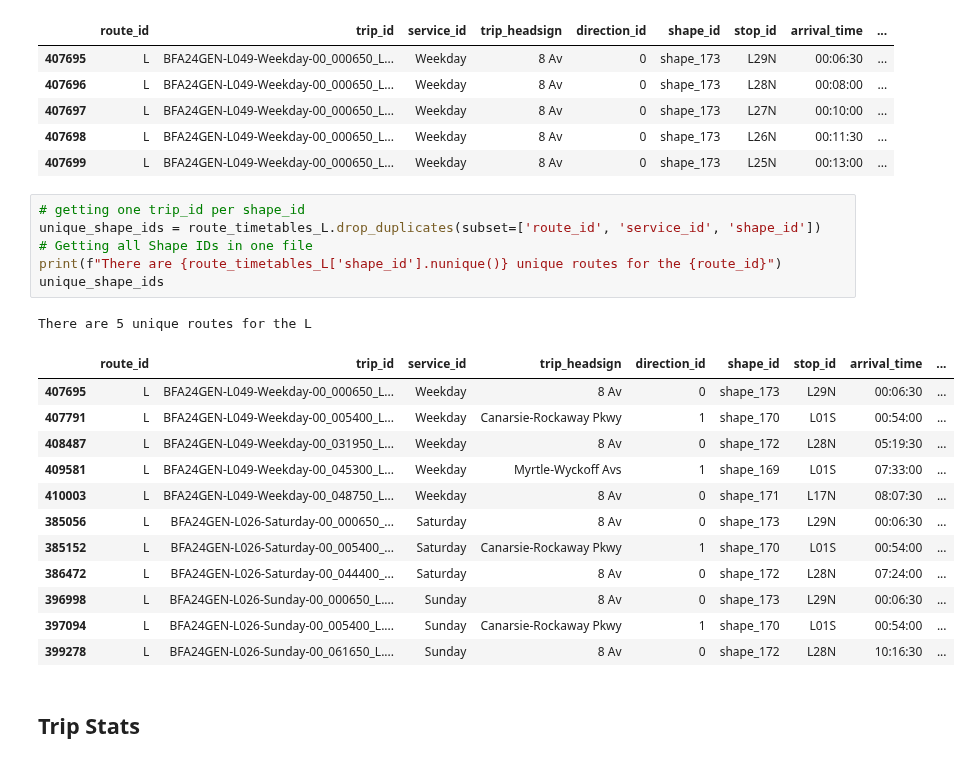
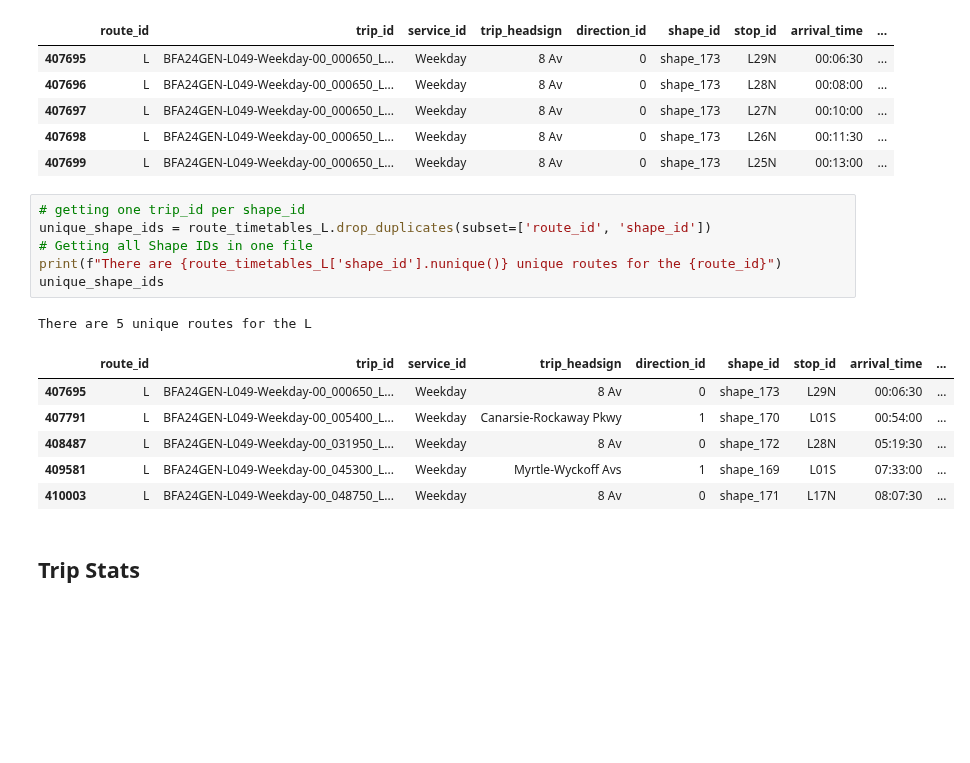
Before and after one commit to gregfeliu/NYC-Subway-Frequencies, a Jupyter notebook: Notebooks/3.Miscellaneous_Analysis.ipynb, the cells around one changed output. Drawn from its saved outputs; the diff is of its cells as text; blank space fills up the shorter version.

```diff
--- a/Notebooks/3.Miscellaneous_Analysis.ipynb
+++ b/Notebooks/3.Miscellaneous_Analysis.ipynb
@@ -146,24 +160,18 @@ route_timetables_L.head()
 | 407699 | L | BFA24GEN-L049-Weekday-00_000650_L... | Weekday | 8 Av | 0 | shape_173 | L25N | 00:13:00 | ... |
 # %%
 # getting one trip_id per shape_id
-unique_shape_ids = route_timetables_L.drop_duplicates(subset=['route_id', 'service_id', 'shape_id'])
+unique_shape_ids = route_timetables_L.drop_duplicates(subset=['route_id', 'shape_id'])
 # Getting all Shape IDs in one file
 print(f"There are {route_timetables_L['shape_id'].nunique()} unique routes for the {route_id}")
 unique_shape_ids
 # %% [output]
 There are 5 unique routes for the L
 |  | route_id | trip_id | service_id | trip_headsign | direction_id | shape_id | stop_id | arrival_time | ... |
 | 407695 | L | BFA24GEN-L049-Weekday-00_000650_L... | Weekday | 8 Av | 0 | shape_173 | L29N | 00:06:30 | ... |
 | 407791 | L | BFA24GEN-L049-Weekday-00_005400_L... | Weekday | Canarsie-Rockaway Pkwy | 1 | shape_170 | L01S | 00:54:00 | ... |
 | 408487 | L | BFA24GEN-L049-Weekday-00_031950_L... | Weekday | 8 Av | 0 | shape_172 | L28N | 05:19:30 | ... |
 | 409581 | L | BFA24GEN-L049-Weekday-00_045300_L... | Weekday | Myrtle-Wyckoff Avs | 1 | shape_169 | L01S | 07:33:00 | ... |
 | 410003 | L | BFA24GEN-L049-Weekday-00_048750_L... | Weekday | 8 Av | 0 | shape_171 | L17N | 08:07:30 | ... |
-| 385056 | L | BFA24GEN-L026-Saturday-00_000650_... | Saturday | 8 Av | 0 | shape_173 | L29N | 00:06:30 | ... |
-| 385152 | L | BFA24GEN-L026-Saturday-00_005400_... | Saturday | Canarsie-Rockaway Pkwy | 1 | shape_170 | L01S | 00:54:00 | ... |
-| 386472 | L | BFA24GEN-L026-Saturday-00_044400_... | Saturday | 8 Av | 0 | shape_172 | L28N | 07:24:00 | ... |
-| 396998 | L | BFA24GEN-L026-Sunday-00_000650_L.... | Sunday | 8 Av | 0 | shape_173 | L29N | 00:06:30 | ... |
-| 397094 | L | BFA24GEN-L026-Sunday-00_005400_L.... | Sunday | Canarsie-Rockaway Pkwy | 1 | shape_170 | L01S | 00:54:00 | ... |
-| 399278 | L | BFA24GEN-L026-Sunday-00_061650_L.... | Sunday | 8 Av | 0 | shape_172 | L28N | 10:16:30 | ... |
 # %% [markdown]
 ## Trip Stats
 # %%
```
Also changed, not shown: parts of 12 cells of this notebook.
